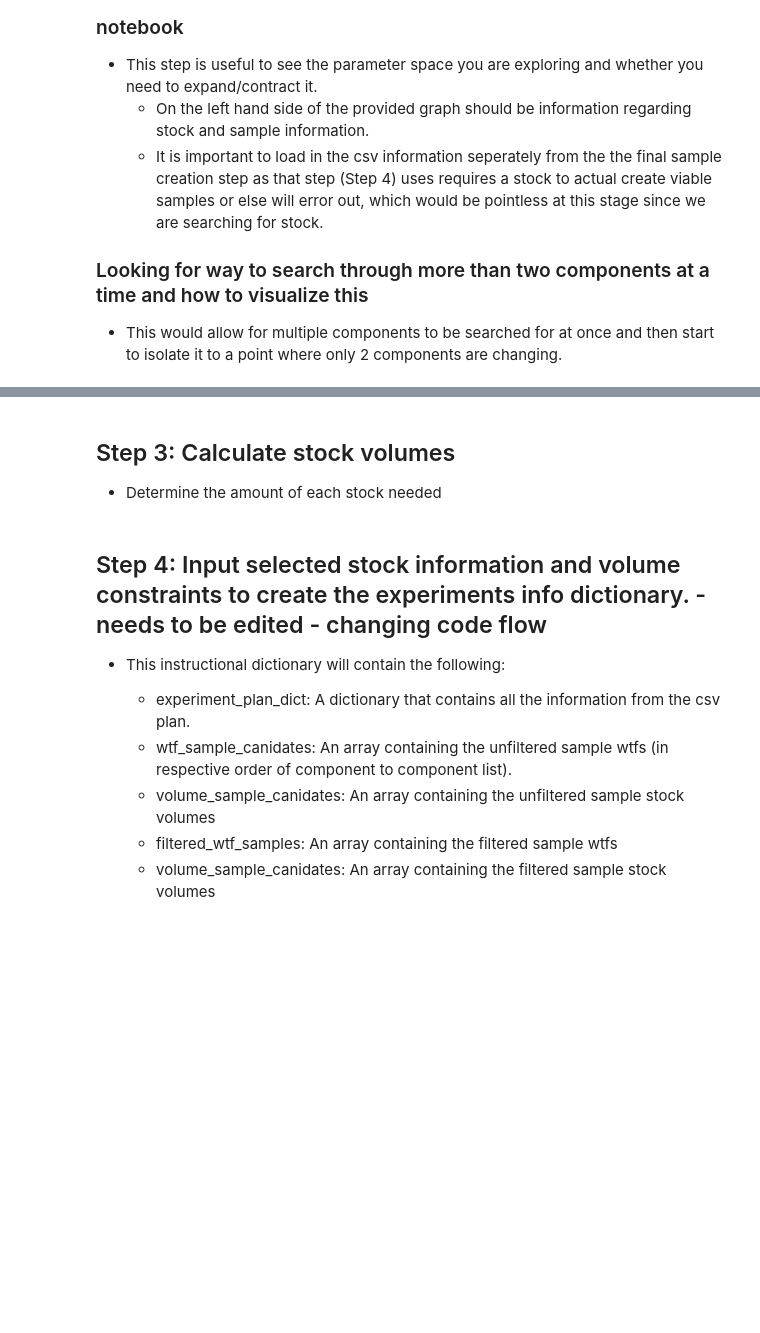
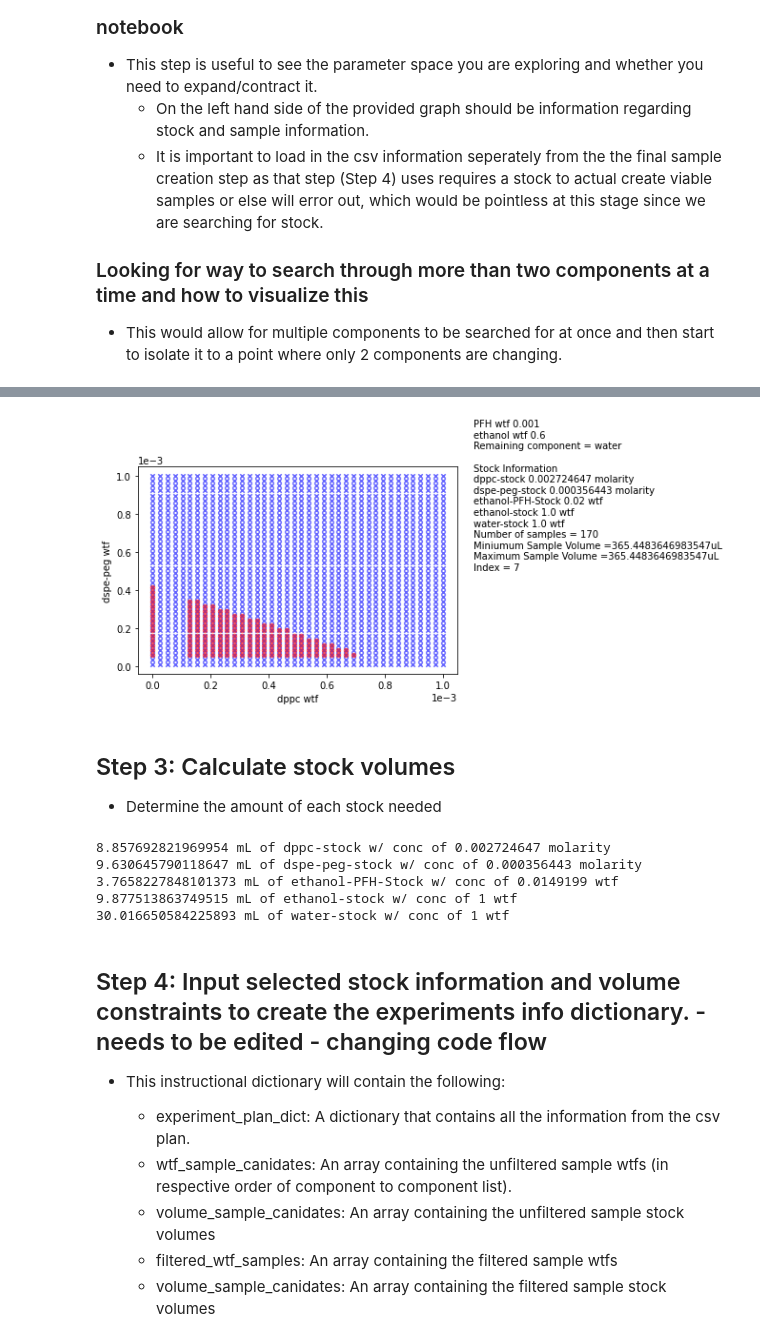
Before and after one commit to pozzo-research-group/OT2Protocols, a Jupyter notebook: ot2protocol/Ouzo_OT2_Sampling/Sample Creation Notebook_START_HERE.ipynb, the cells around one changed output, grey strips where cells are left out. Cells and saved outputs as stored; diff of their text form; code cells hidden in the pictures; blank space fills up the shorter version.

```diff
--- a/ot2protocol/Ouzo_OT2_Sampling/Sample Creation Notebook_START_HERE.ipynb
+++ b/ot2protocol/Ouzo_OT2_Sampling/Sample Creation Notebook_START_HERE.ipynb
@@ -29,7 +35,7 @@ testing_plans_dir = dir_path_back + '\Testing Plans'
 testing_plan_name = '\\Ouzo_CSV_Templete.csv' # numbers mean \\1 = \1
 final_testing_plan_path = testing_plans_dir+testing_plan_name
 print(final_testing_plan_path, os.path.isfile(final_testing_plan_path))
-path = r"C:\Users\Edwin\Desktop\11_17_2020\11_17_2020.csv"
+path = r"C:\Users\Edwin\Desktop\Repos\OT2Protocols\ot2protocol\Ouzo_OT2_Sampling\Testing Plans\12_2_2020_Lipid_Scan.csv"
 # %% [output]
 C:\Users\Edwin\Desktop\Repos\OT2Protocols\ot2protocol\Ouzo_OT2_Sampling\Testing Plans\Ouzo_CSV_Templete.csv True
 # %%
@@ -66,14 +80,22 @@ KeyboardInterrupt:
 # %%
-index = 6
+index = 7
 selected_stock_canidate_component_wtfs = stock_search_dict['stocks_wtf_lists'][index]
 selected_stock_canidate_component_volumes = stock_search_dict['stocks_volumes_lists'][index]
 selected_stock_text = stock_search_dict['stock_text_info'][index]
 ouzo_graphs.graph_canidates(experiment_csv_dict, wtf_sample_canidates, selected_stock_canidate_component_wtfs, additional_text = selected_stock_text)
+# %% [output]
+[figure, added]
 # %% [markdown]
 ## Step 3: Calculate stock volumes
 * Determine the amount of each stock needed
 # %%
 create.calculate_stock_volumes(experiment_csv_dict, selected_stock_canidate_component_volumes)
+# %% [output]
+8.857692821969954 mL of dppc-stock w/ conc of 0.002724647 molarity
+9.630645790118647 mL of dspe-peg-stock w/ conc of 0.000356443 molarity
+3.7658227848101373 mL of ethanol-PFH-Stock w/ conc of 0.0149199 wtf
+9.877513863749515 mL of ethanol-stock w/ conc of 1 wtf
+30.016650584225893 mL of water-stock w/ conc of 1 wtf
 # %% [markdown]
 ## Step 4: Input selected stock information and volume constraints to create the experiments info dictionary. - needs to be edited - changing code flow
 * This instructional dictionary will contain the following:
```
Also changed, not shown: parts of 8 cells of this notebook, 4 other files.
